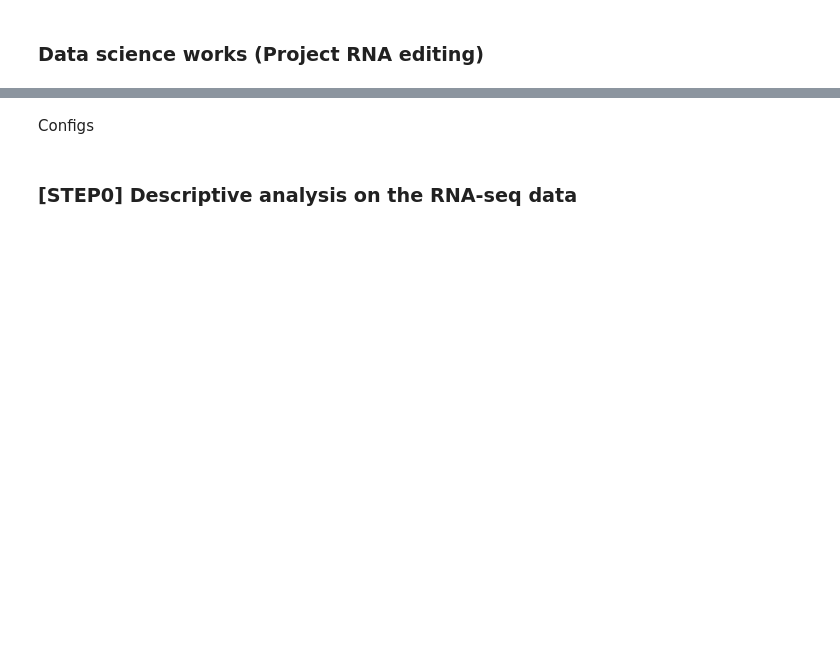
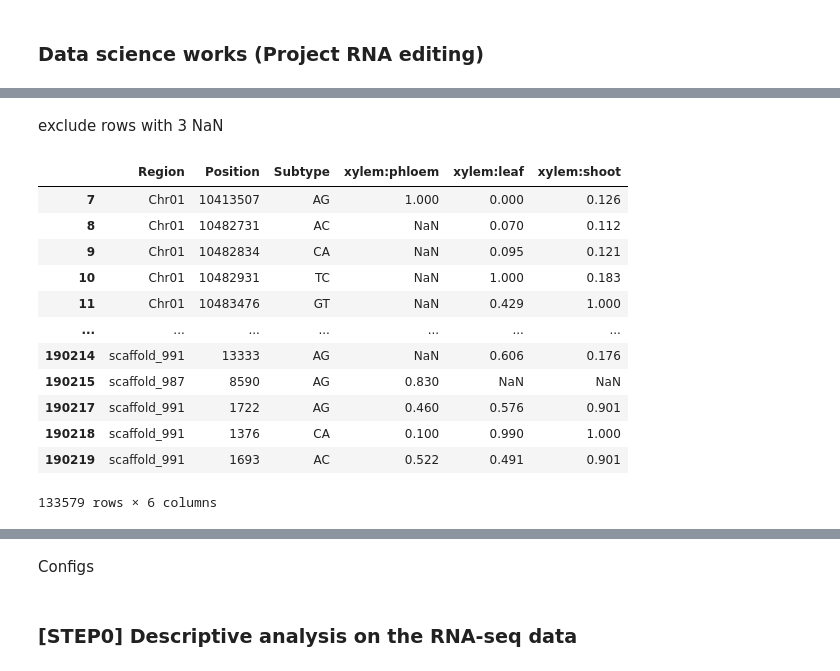
Before and after one commit to jerry955071/project_RE, a Jupyter notebook: notebooks/DataScience.ipynb, the cells around one changed output, grey strips where cells are left out. Saved outputs shown, nothing was run; the diff lists cells and outputs as text; code cells hidden in the pictures; blank space fills up the shorter version.

```diff
--- a/notebooks/DataScience.ipynb
+++ b/notebooks/DataScience.ipynb
@@ -2,0 +43,19 @@
+# %% [markdown]
+exclude rows with 3 NaN
+# %%
+na_3dropped = pvalues.dropna(axis=0, thresh=1, subset=params["pairing"])
+na_3dropped
+# %% [output]
+|  | Region | Position | Subtype | xylem:phloem | xylem:leaf | xylem:shoot |
+| 7 | Chr01 | 10413507 | AG | 1.000 | 0.000 | 0.126 |
+| 8 | Chr01 | 10482731 | AC | NaN | 0.070 | 0.112 |
+| 9 | Chr01 | 10482834 | CA | NaN | 0.095 | 0.121 |
+| 10 | Chr01 | 10482931 | TC | NaN | 1.000 | 0.183 |
+| 11 | Chr01 | 10483476 | GT | NaN | 0.429 | 1.000 |
+| ... | ... | ... | ... | ... | ... | ... |
+| 190214 | scaffold_991 | 13333 | AG | NaN | 0.606 | 0.176 |
+| 190215 | scaffold_987 | 8590 | AG | 0.830 | NaN | NaN |
+| 190217 | scaffold_991 | 1722 | AG | 0.460 | 0.576 | 0.901 |
+| 190218 | scaffold_991 | 1376 | CA | 0.100 | 0.990 | 1.000 |
+| 190219 | scaffold_991 | 1693 | AC | 0.522 | 0.491 | 0.901 |
+133579 rows × 6 columns
```
Also changed, not shown: parts of 19 cells of this notebook, 25 other files.
